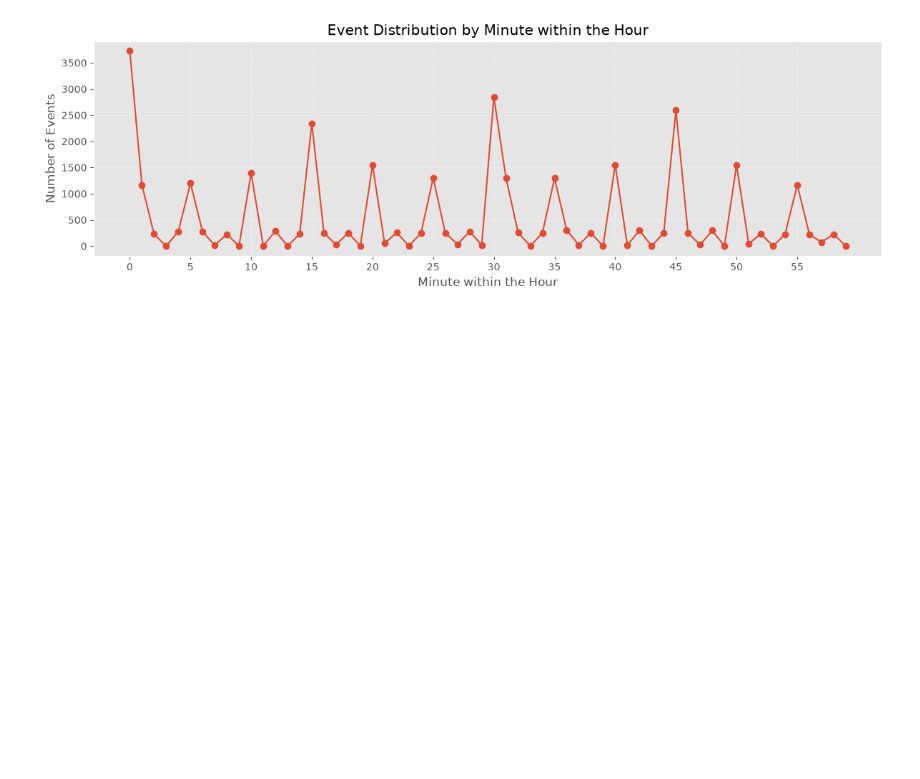
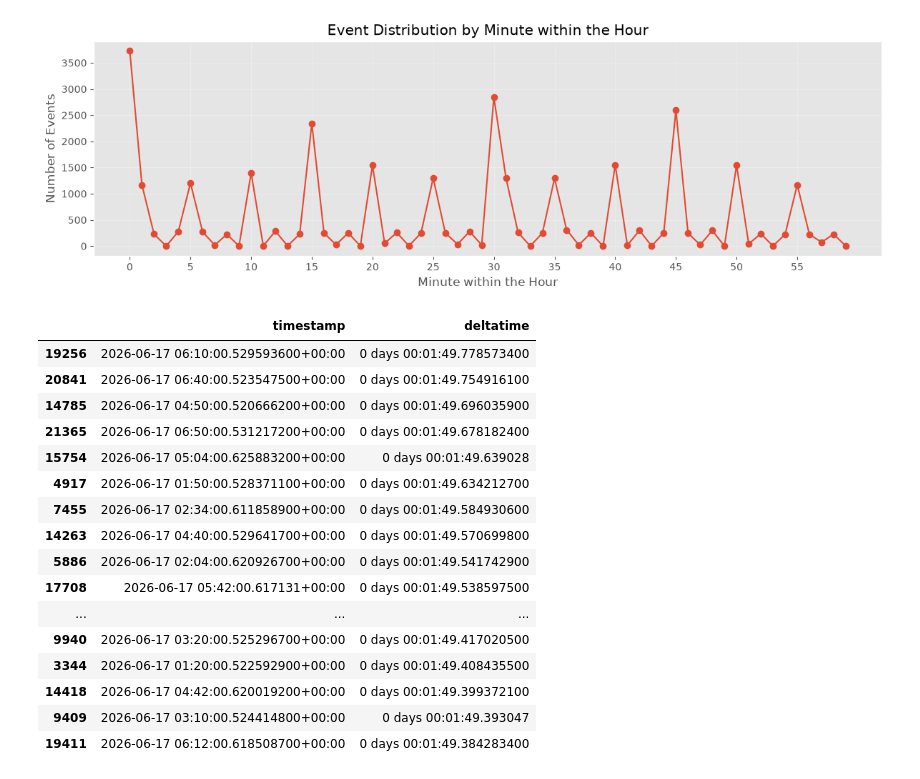
Before and after one commit to aobh2763/anomalyzer, a Jupyter notebook: notebooks/00_time_exploration.ipynb, the cells around one changed output. Saved outputs shown, nothing was run; the diff lists cells and outputs as text; code cells hidden in the pictures; blank space fills up the shorter version.

```diff
--- a/notebooks/00_time_exploration.ipynb
+++ b/notebooks/00_time_exploration.ipynb
@@ -236,3 +229,28 @@ plt.savefig(output_path / "events_per_minute_of_hour.png")
 plt.show()
 # %% [output]
 [figure]
+# %%
+largest_deltatimes_df = timestamps_df.nlargest(
+    20,
+    "deltatime"
+)[["timestamp", "deltatime"]]
+
+largest_deltatimes_df
+# %% [output]
+|  | timestamp | deltatime |
+| 19256 | 2026-06-17 06:10:00.529593600+00:00 | 0 days 00:01:49.778573400 |
+| 20841 | 2026-06-17 06:40:00.523547500+00:00 | 0 days 00:01:49.754916100 |
+| 14785 | 2026-06-17 04:50:00.520666200+00:00 | 0 days 00:01:49.696035900 |
+| 21365 | 2026-06-17 06:50:00.531217200+00:00 | 0 days 00:01:49.678182400 |
+| 15754 | 2026-06-17 05:04:00.625883200+00:00 | 0 days 00:01:49.639028 |
+| 4917 | 2026-06-17 01:50:00.528371100+00:00 | 0 days 00:01:49.634212700 |
+| 7455 | 2026-06-17 02:34:00.611858900+00:00 | 0 days 00:01:49.584930600 |
+| 14263 | 2026-06-17 04:40:00.529641700+00:00 | 0 days 00:01:49.570699800 |
+| 5886 | 2026-06-17 02:04:00.620926700+00:00 | 0 days 00:01:49.541742900 |
+| 17708 | 2026-06-17 05:42:00.617131+00:00 | 0 days 00:01:49.538597500 |
+| ... | ... | ... |
+| 9940 | 2026-06-17 03:20:00.525296700+00:00 | 0 days 00:01:49.417020500 |
+| 3344 | 2026-06-17 01:20:00.522592900+00:00 | 0 days 00:01:49.408435500 |
+| 14418 | 2026-06-17 04:42:00.620019200+00:00 | 0 days 00:01:49.399372100 |
+| 9409 | 2026-06-17 03:10:00.524414800+00:00 | 0 days 00:01:49.393047 |
+| 19411 | 2026-06-17 06:12:00.618508700+00:00 | 0 days 00:01:49.384283400 |
```
Also changed, not shown: parts of 3 cells of this notebook, 1 other file.
